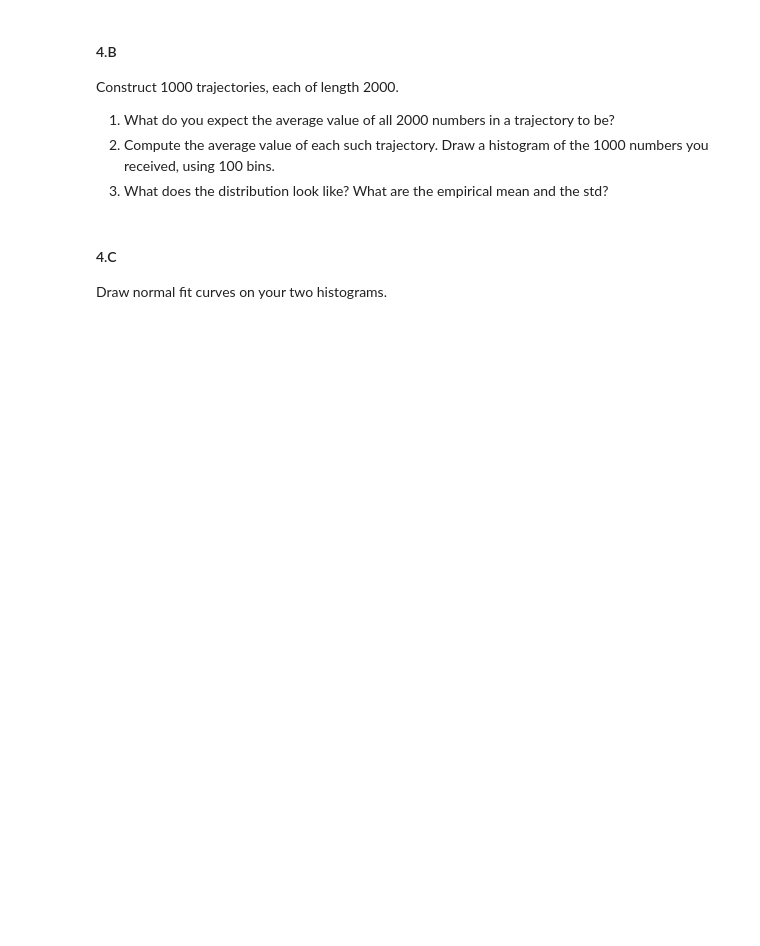
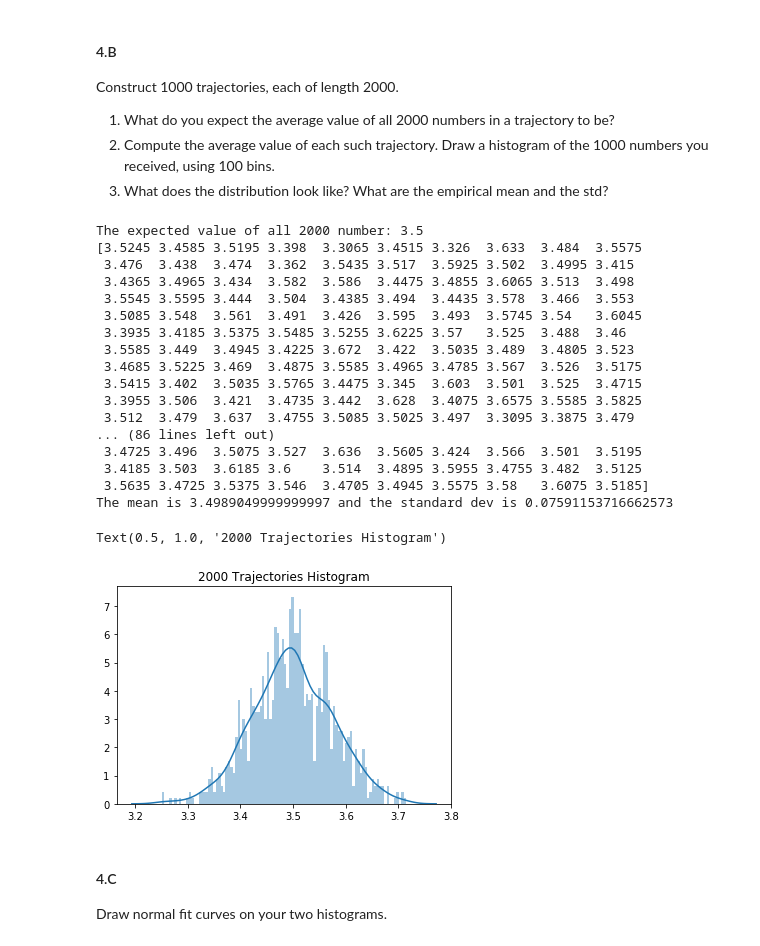
Before and after one commit to mayakerem/StatisticsDataAnalysis, a Jupyter notebook: HW3/HW3.ipynb, the cells around one changed output. Cells and saved outputs as stored; diff of their text form; code cells hidden in the pictures; blank space fills up the shorter version.

```diff
--- a/HW3/HW3.ipynb
+++ b/HW3/HW3.ipynb
@@ -423,14 +415,33 @@ Construct 1000 trajectories, each of length 2000.
 # %%
 #4A3
 print("The expected value of all 2000 number: {}".format(expected_value(2000,dice_prob)))
 
 
-# res2 = calc_trajectories(2000,dice_prob, T)
-# res2 = np.asarray(res2)
-# print("The mean is {:.4} and the standard dev is {:.4}".format(res2.mean(), res2.std()))
-# sns.distplot(res2, bins = 100, kde=False, norm_hist=True)
-# X2 = np.linspace(1,6,1000)
-# plt.plot(X2, stats.norm.pdf(X2, loc = res2.mean(), scale = res2.std()))
+res2 = calc_trajectories(2000,dice_prob, T)
+res2 = np.asarray(res2)
+print(res2)
+print("The mean is {} and the standard dev is {}".format(res2.mean(), res2.std()))
+sns.distplot(res2, bins = 100, kde=True, norm_hist=True).set_title('2000 Trajectories Histogram')
+# %% [output]
+The expected value of all 2000 number: 3.5
+[3.5245 3.4585 3.5195 3.398  3.3065 3.4515 3.326  3.633  3.484  3.5575
+ 3.476  3.438  3.474  3.362  3.5435 3.517  3.5925 3.502  3.4995 3.415
+ 3.4365 3.4965 3.434  3.582  3.586  3.4475 3.4855 3.6065 3.513  3.498
+ 3.5545 3.5595 3.444  3.504  3.4385 3.494  3.4435 3.578  3.466  3.553
+ 3.5085 3.548  3.561  3.491  3.426  3.595  3.493  3.5745 3.54   3.6045
+ 3.3935 3.4185 3.5375 3.5485 3.5255 3.6225 3.57   3.525  3.488  3.46
+ 3.5585 3.449  3.4945 3.4225 3.672  3.422  3.5035 3.489  3.4805 3.523
+ 3.4685 3.5225 3.469  3.4875 3.5585 3.4965 3.4785 3.567  3.526  3.5175
+ 3.5415 3.402  3.5035 3.5765 3.4475 3.345  3.603  3.501  3.525  3.4715
+ 3.3955 3.506  3.421  3.4735 3.442  3.628  3.4075 3.6575 3.5585 3.5825
+ 3.512  3.479  3.637  3.4755 3.5085 3.5025 3.497  3.3095 3.3875 3.479
+... (86 lines left out)
+ 3.4725 3.496  3.5075 3.527  3.636  3.5605 3.424  3.566  3.501  3.5195
+ 3.4185 3.503  3.6185 3.6    3.514  3.4895 3.5955 3.4755 3.482  3.5125
+ 3.5635 3.4725 3.5375 3.546  3.4705 3.4945 3.5575 3.58   3.6075 3.5185]
+The mean is 3.4989049999999997 and the standard dev is 0.07591153716662573
+Text(0.5, 1.0, '2000 Trajectories Histogram')
+[figure, added]
 # %% [markdown]
 #### 4.C
 Draw normal fit curves on your two histograms.
```
Also changed, not shown: parts of 6 cells of this notebook.
